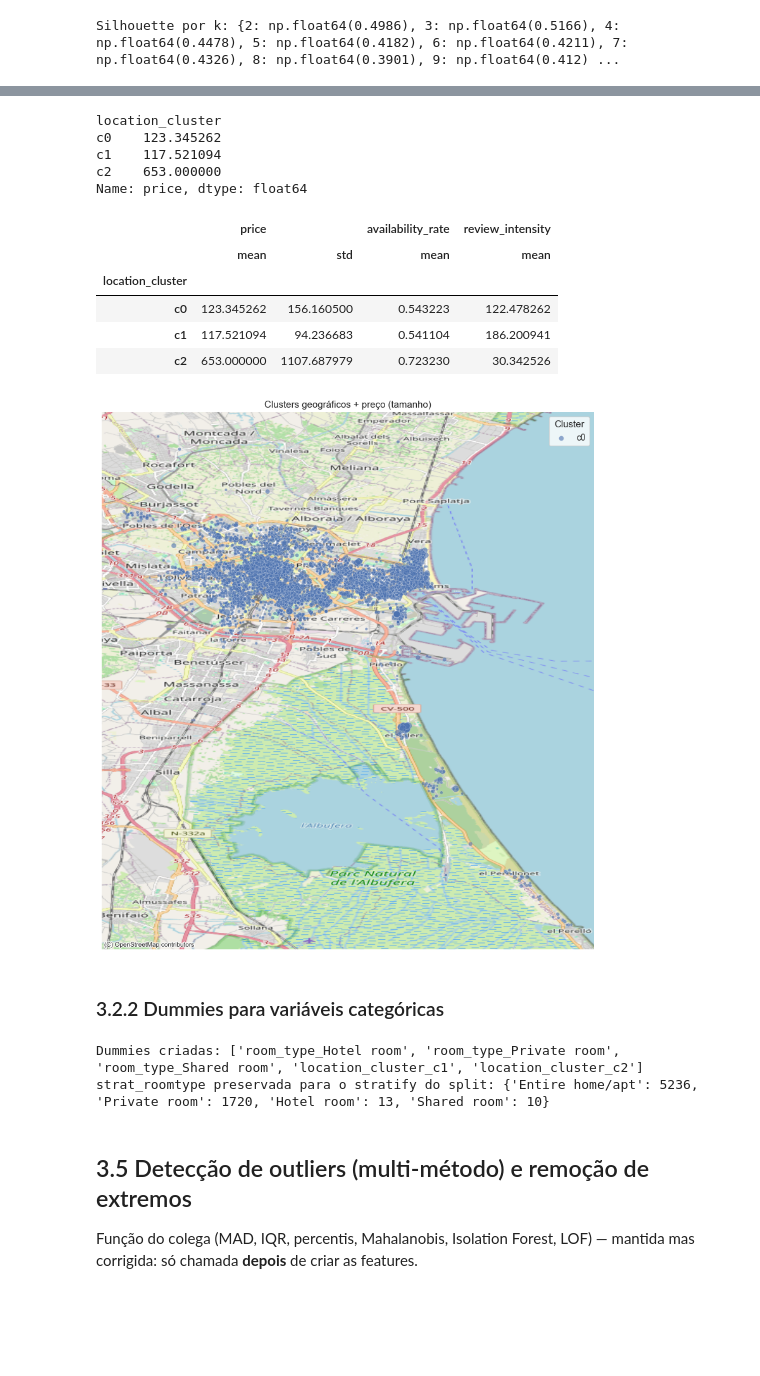
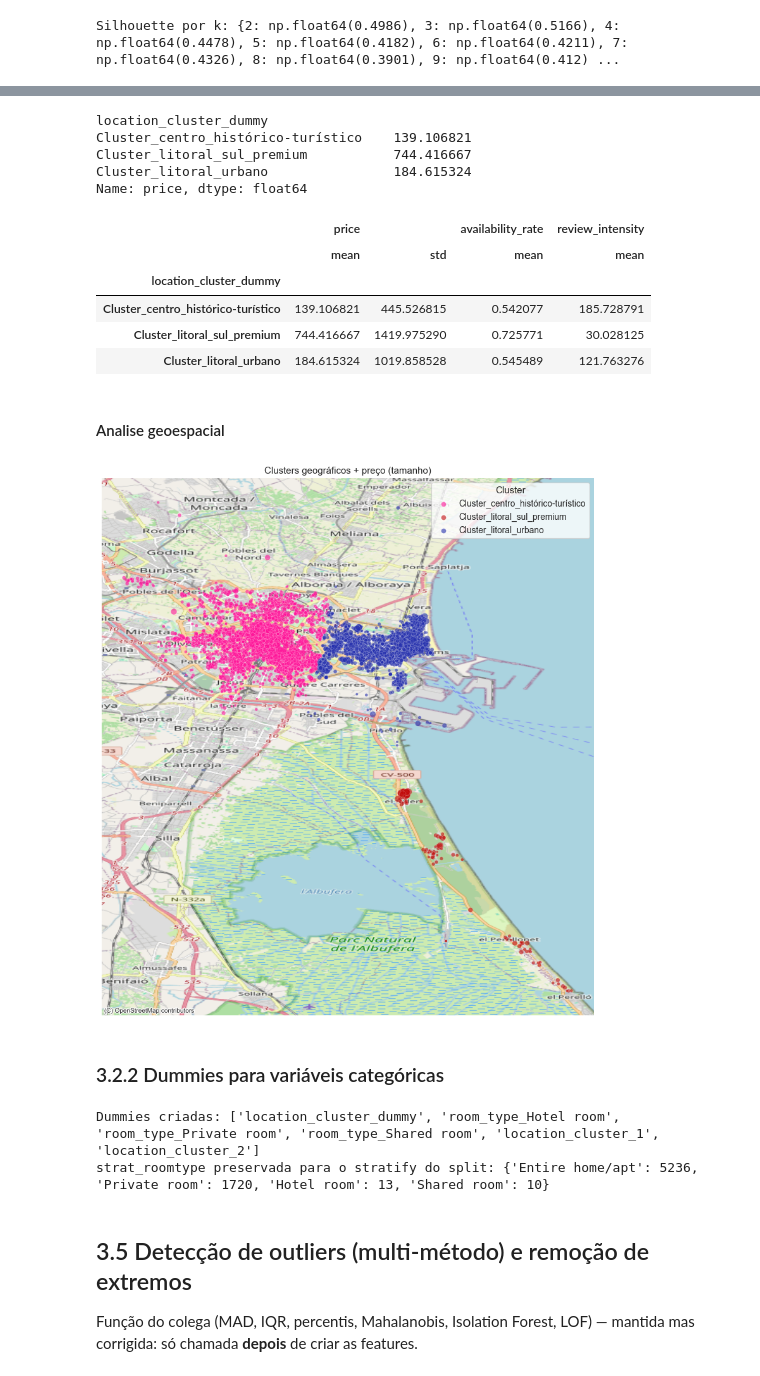
Before and after one commit to leandromicael123/An-lise-regress-o, a Jupyter notebook: Trabalho_v2.ipynb, the cells around one changed output, grey strips where cells are left out. Saved outputs shown, nothing was run; the diff lists cells and outputs as text; code cells hidden in the pictures; blank space fills up the shorter version.

Commit message:
clustering mais bem feito

```diff
--- a/Trabalho_v2.ipynb
+++ b/Trabalho_v2.ipynb
@@ -806,9 +812,15 @@ Silhouette por k: {2: np.float64(0.4986), 3: np.float64(0.5166), 4: np.float64(0
+# %%
+# Clustering final com k=3
+K_OPT = 3
+kmeans = KMeans(n_clusters=K_OPT, random_state=RANDOM_STATE, n_init=10)
+df["location_cluster"] = kmeans.fit_predict(X_geo_scaled).astype(str)
+#mudar o nome dos clusters de c0 para cluster literal urbano
+df["location_cluster_dummy"] = df["location_cluster"].map({
+    "0": "Cluster_litoral_urbano",
+    "1": "Cluster_centro_histórico-turístico",
+    "2": "Cluster_litoral_sul_premium"
+}).astype("category")
 # %%
-# Clustering final com k=3
-K_OPT = 3
-kmeans = KMeans(n_clusters=K_OPT, random_state=RANDOM_STATE, n_init=10)
-df["location_cluster"] = kmeans.fit_predict(X_geo_scaled).astype(str)
-df["location_cluster"] = "c" + df["location_cluster"]
 
 # Visualizar clusters
 fig, ax = plt.subplots(figsize=(7, 6))
@@ -831,12 +842,0 @@ df.groupby("location_cluster", observed=True)["price"].agg(["count", "median", "
-# %%
-df["location_cluster"] = np.select(
-    [
-        df["location_cluster_c1"] == 1,
-        df["location_cluster_c2"] == 1
-    ],
-    [
-        "c1",
-        "c2"
-    ],
-    default="c0"
-)
@@ -845,6 +843,6 @@ KeyError: 'location_cluster_c1'
 # %%
 
-ct = pd.crosstab(df["location_cluster"], df["neighbourhood"])
+ct = pd.crosstab(df["location_cluster_dummy"], df["neighbourhood"])
 ct_prop = ct.div(ct.sum(axis=1), axis=0)
 
 for c in ct_prop.index:
@@ -855,13 +869,13 @@ KeyError: 'location_cluster_c1'
 # %%
-df.groupby("location_cluster")["price"].mean()
+df.groupby("location_cluster_dummy")["price"].mean()
 # %% [output]
-location_cluster
-c0    123.345262
-c1    117.521094
-c2    653.000000
+location_cluster_dummy
+Cluster_centro_histórico-turístico    139.106821
+Cluster_litoral_sul_premium           744.416667
+Cluster_litoral_urbano                184.615324
 Name: price, dtype: float64
 # %%
-df.groupby("location_cluster").agg({
+df.groupby("location_cluster_dummy").agg({
     "price": ["mean", "std"],
     "availability_rate": "mean",
     "review_intensity": "mean"
@@ -869,10 +883,12 @@ df.groupby("location_cluster").agg({
 # %% [output]
 |  | price |  | availability_rate | review_intensity |
 |  | mean | std | mean | mean |
-| location_cluster |  |  |  |  |
-| c0 | 123.345262 | 156.160500 | 0.543223 | 122.478262 |
-| c1 | 117.521094 | 94.236683 | 0.541104 | 186.200941 |
-| c2 | 653.000000 | 1107.687979 | 0.723230 | 30.342526 |
+| location_cluster_dummy |  |  |  |  |
+| Cluster_centro_histórico-turístico | 139.106821 | 445.526815 | 0.542077 | 185.728791 |
+| Cluster_litoral_sul_premium | 744.416667 | 1419.975290 | 0.725771 | 30.028125 |
+| Cluster_litoral_urbano | 184.615324 | 1019.858528 | 0.545489 | 121.763276 |
+# %% [markdown]
+#### Analise geoespacial
 # %%
 try:
     import geopandas as gpd
@@ -882,7 +898,7 @@ try:
     import matplotlib.pyplot as plt
 
     # garantir que só entram linhas válidas para o mapa
-    df_map = df.dropna(subset=["longitude", "latitude", "price", "location_cluster"]).copy()
+    df_map = df.dropna(subset=["longitude", "latitude", "price", "location_cluster_dummy"]).copy()
 
     geometry = gpd.points_from_xy(df_map["longitude"], df_map["latitude"])
     gdf = gpd.GeoDataFrame(df_map, geometry=geometry, crs="EPSG:4326").to_crs(epsg=3857)
@@ -900,39 +916,39 @@ try:
     )
 
     colors = {
-        "c0": "#4C72B0",
-        "c1": "#DD8452",
-        "c2": "#55A868"
+        "Cluster_centro_histórico-turístico": "#FF1599FF",
+        "Cluster_litoral_urbano": "#2732AE",
+        "Cluster_litoral_sul_premium": "#C20C0C"
     }
 
     fig, ax = plt.subplots(figsize=(9, 10))
 
-    for c in sorted(gdf["location_cluster"].unique()):
-        sub = gdf[gdf["location_cluster"] == c]
+    for c in sorted(gdf["location_cluster_dummy"].unique()):
+        sub = gdf[gdf["location_cluster_dummy"] == c]
         ax.scatter(
             sub.geometry.x,
             sub.geometry.y,
             s=sizes.loc[sub.index],
             color=colors.get(c, "gray"),
             alpha=0.6,
             label=c,
             edgecolor="white",
             linewidth=0.2
         )
 
     ctx.add_basemap(ax, source=ctx.providers.OpenStreetMap.Mapnik)
     ax.set_title("Clusters geográficos + preço (tamanho)")
     ax.set_axis_off()
     ax.legend(title="Cluster")
 
     plt.tight_layout()
     plt.savefig("outputs/fig_clusters_basemap.png", dpi=120, bbox_inches="tight")
     plt.show()
 
 except Exception as e:
     print(f"Erro no mapa: {e}")
 # %% [output]
-[figure, old version]
+[figure, new version]
 # %% [markdown]
 ### 3.2.2 Dummies para variáveis categóricas
 # %%
@@ -951,7 +967,7 @@ dummy_cols = [c for c in df.columns if c.startswith("room_type_") or c.startswit
 print("Dummies criadas:", dummy_cols)
 print("strat_roomtype preservada para o stratify do split:", df["strat_roomtype"].value_counts().to_dict())
 # %% [output]
-Dummies criadas: ['room_type_Hotel room', 'room_type_Private room', 'room_type_Shared room', 'location_cluster_c1', 'location_cluster_c2']
+Dummies criadas: ['location_cluster_dummy', 'room_type_Hotel room', 'room_type_Private room', 'room_type_Shared room', 'location_cluster_1', 'location_cluster_2']
 strat_roomtype preservada para o stratify do split: {'Entire home/apt': 5236, 'Private room': 1720, 'Hotel room': 13, 'Shared room': 10}
 # %% [markdown]
 ## 3.5 Detecção de outliers (multi-método) e remoção de extremos
```
Also changed, not shown: parts of 13 cells of this notebook.
